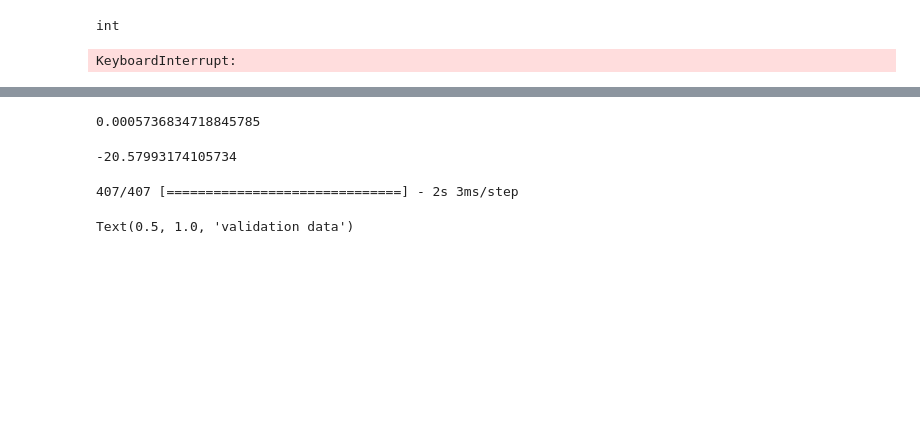
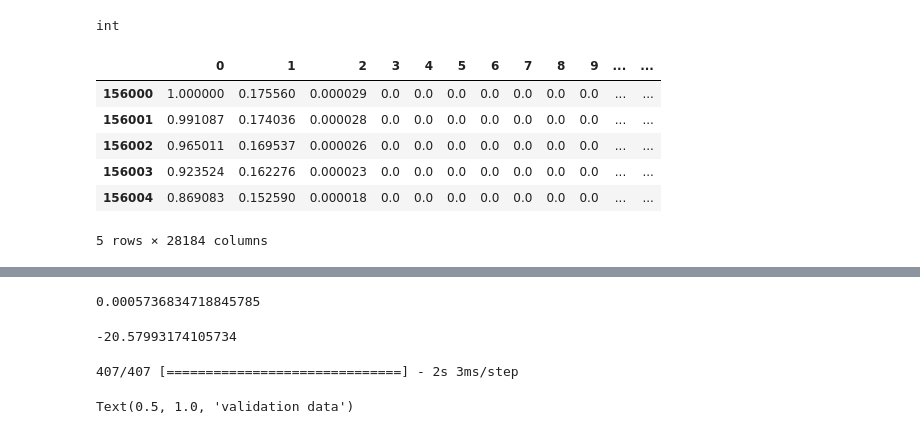
Before and after one commit to schmijul/thesis, a Jupyter notebook: deepkriging.ipynb, the cells around one changed output, grey strips where cells are left out. Cells and saved outputs as stored; diff of their text form; code cells hidden in the pictures; blank space fills up the shorter version.

```diff
--- a/deepkriging.ipynb
+++ b/deepkriging.ipynb
@@ -82,10 +82,16 @@ for res in range(len(num_basis)):
 # %%
 phi = pd.DataFrame(phi)
 phi.index=phi.index+map.index.min()
-phi.to_csv('phi.csv')
+#phi.to_csv('phi.csv')
 phi.head()
 # %% [output]
+|  | 0 | 1 | 2 | 3 | 4 | 5 | 6 | 7 | 8 | 9 | ... | ... |
+| 156000 | 1.000000 | 0.175560 | 0.000029 | 0.0 | 0.0 | 0.0 | 0.0 | 0.0 | 0.0 | 0.0 | ... | ... |
+| 156001 | 0.991087 | 0.174036 | 0.000028 | 0.0 | 0.0 | 0.0 | 0.0 | 0.0 | 0.0 | 0.0 | ... | ... |
+| 156002 | 0.965011 | 0.169537 | 0.000026 | 0.0 | 0.0 | 0.0 | 0.0 | 0.0 | 0.0 | 0.0 | ... | ... |
+| 156003 | 0.923524 | 0.162276 | 0.000023 | 0.0 | 0.0 | 0.0 | 0.0 | 0.0 | 0.0 | 0.0 | ... | ... |
+| 156004 | 0.869083 | 0.152590 | 0.000018 | 0.0 | 0.0 | 0.0 | 0.0 | 0.0 | 0.0 | 0.0 | ... | ... |
-KeyboardInterrupt:
+5 rows × 28184 columns
 # %%
 ##### idx for train/val split
 
```
Also changed, not shown: parts of 6 cells of this notebook, 2 other files.
